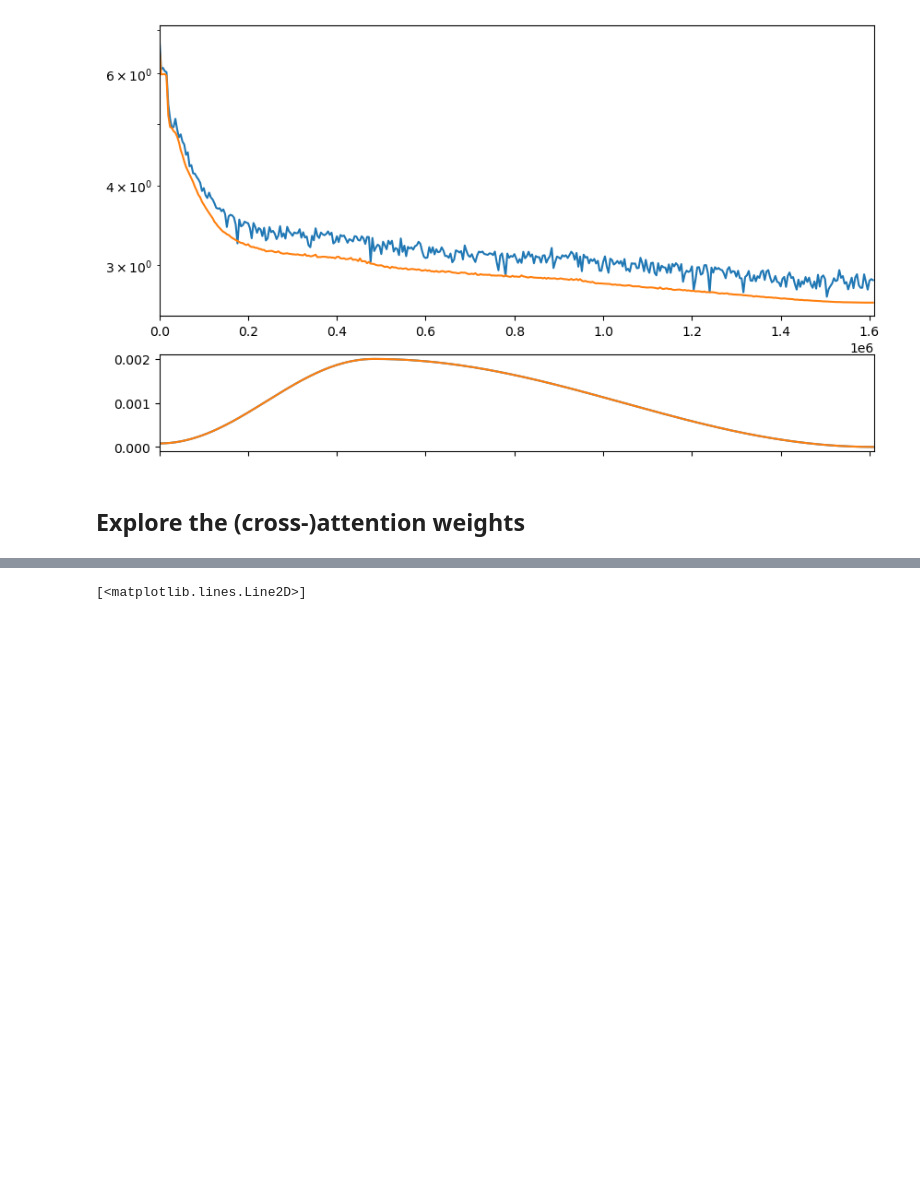
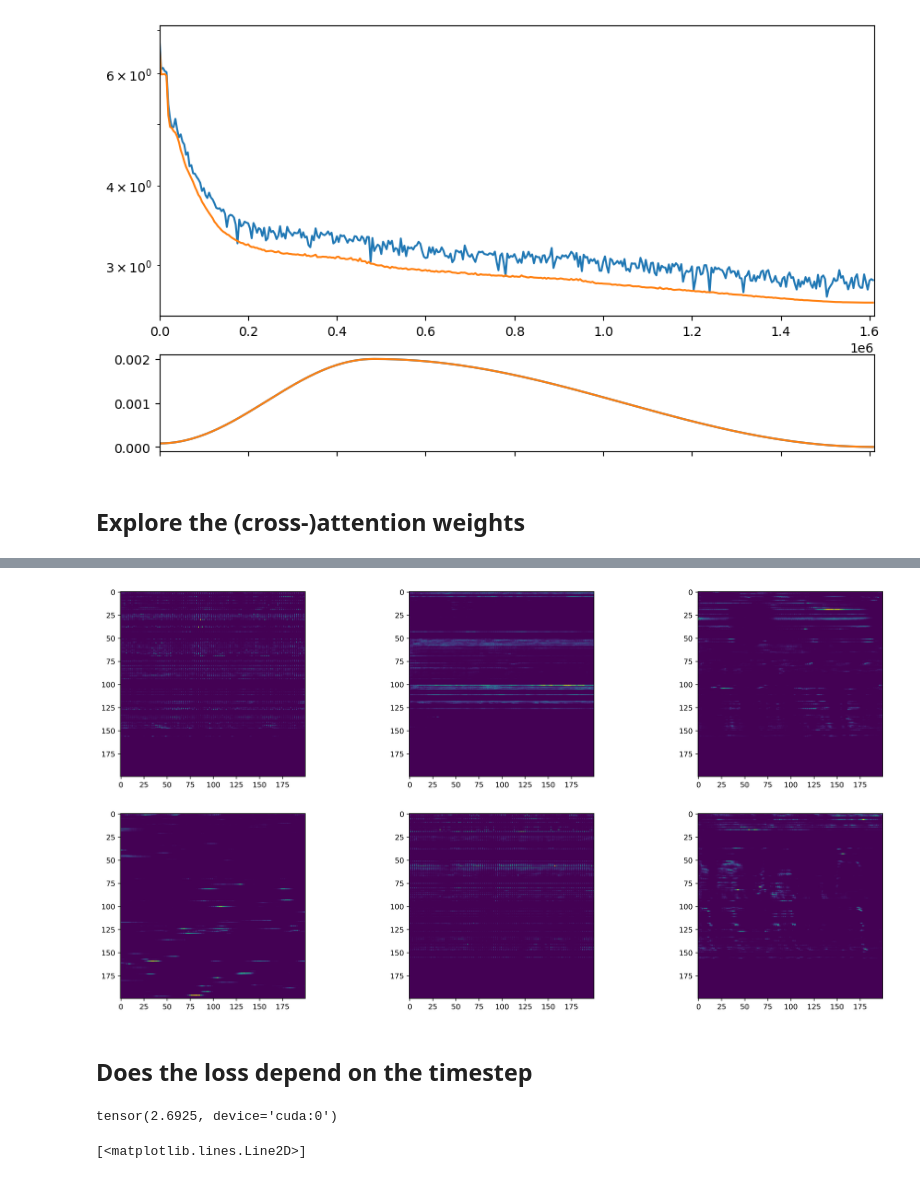
Before and after one commit to collabora/WhisperSpeech, a Jupyter notebook: nbs/3. Semantic to acoustic token modeling.ipynb, the cells around one changed output, grey strips where cells are left out. Drawn from its saved outputs; the diff is of its cells as text; code cells hidden in the pictures; blank space fills up the shorter version.

```diff
--- a/nbs/3. Semantic to acoustic token modeling.ipynb
+++ b/nbs/3. Semantic to acoustic token modeling.ipynb
@@ -547,0 +547,9 @@ tensor(2.6925, device='cuda:0')
+# %%
+# cross-attention (for the first 200 tokens, summed for the whole batch after softmax)
+_, axs = plt.subplots(2,3,figsize=(20,10),dpi=400)
+for ax,qk in zip(axs.reshape(-1), model.decoder.layers[2].cross_attn.last_qk.softmax(-1).sum(0)):
+    ax.imshow(qk[:200,:200].T)
+# %% [output]
+[figure, added]
+# %% [markdown]
+## Does the loss depend on the timestep
@@ -548,3 +560,9 @@ tensor(2.6925, device='cuda:0')
+# %%
+with torch.no_grad():
+    logits, loss = model(bx, by)
+loss
+# %% [output]
+tensor(2.6925, device='cuda:0')
 # %%
 loss = F.cross_entropy(logits.reshape(-1,logits.shape[-1]), by.cuda().view(-1), reduction='none').reshape(by.shape).cpu().numpy()
 # %%
```
Also changed, not shown: parts of 14 cells of this notebook.
